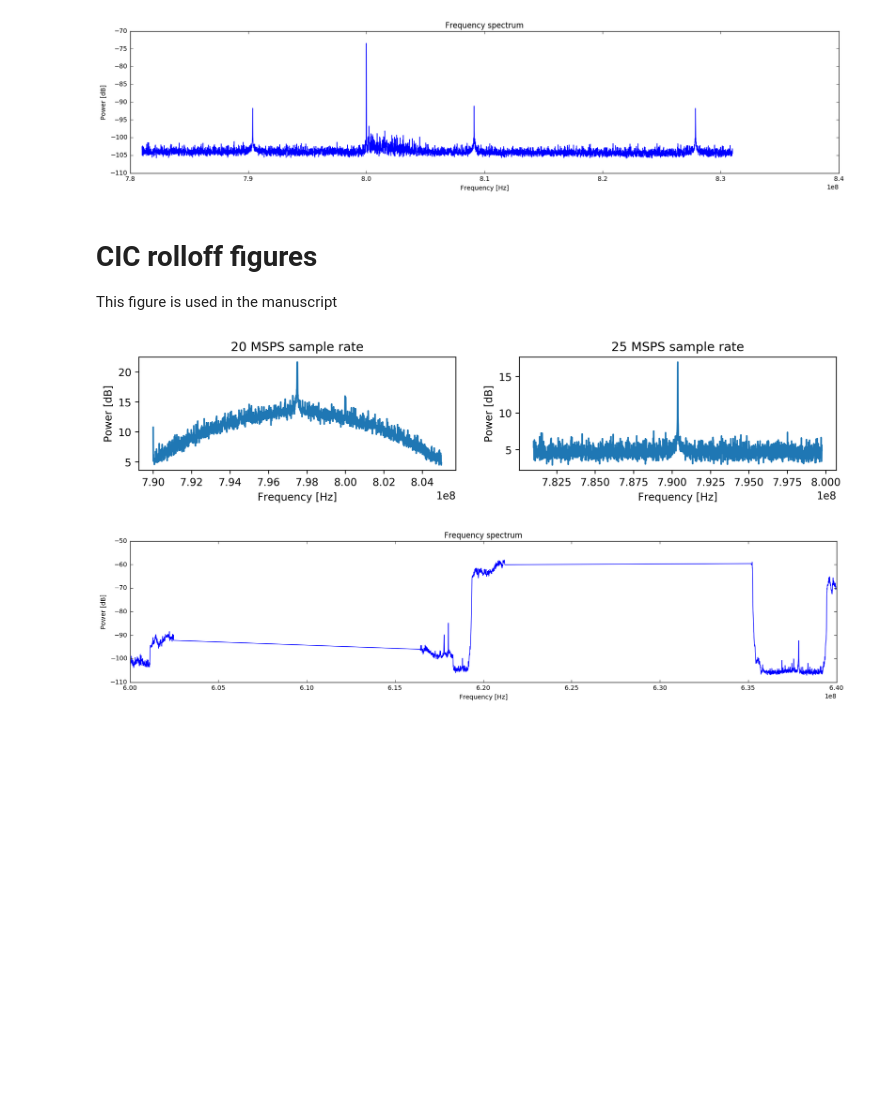
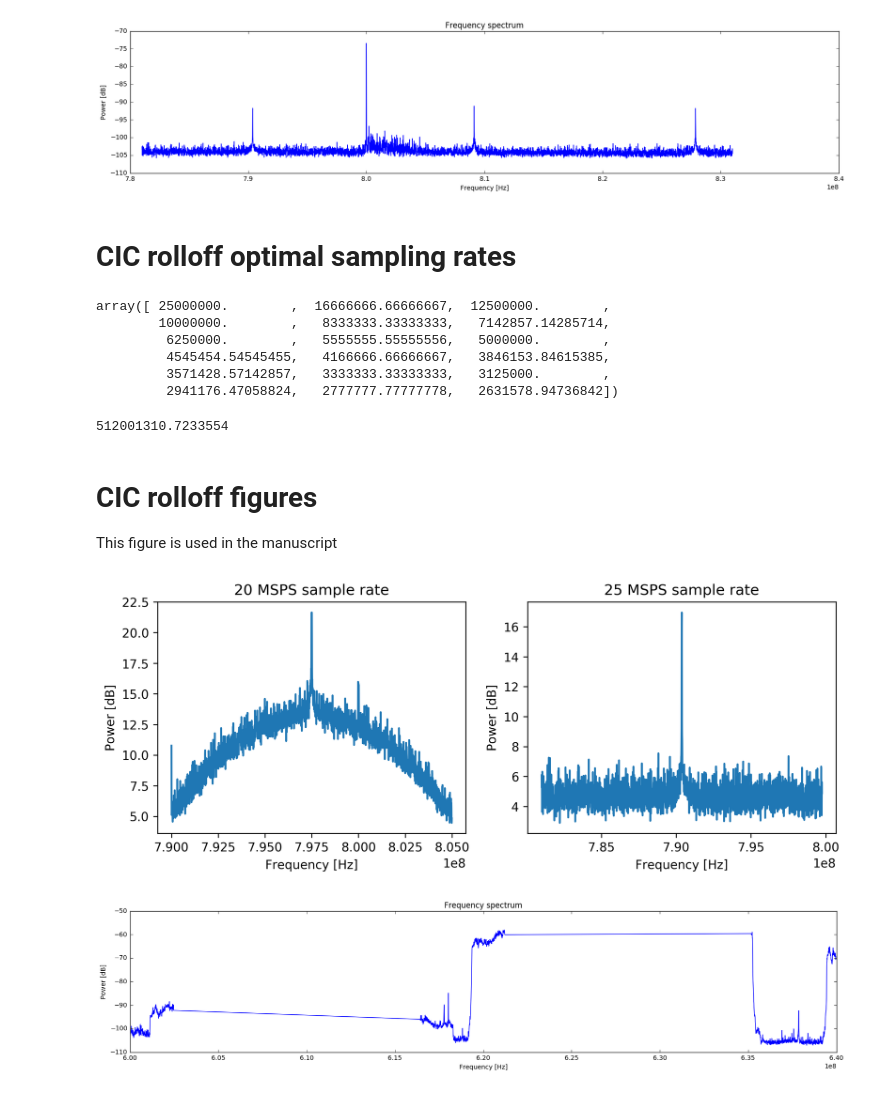
Before and after one commit to jarmokivekas/tuamk-thesis, a Jupyter notebook: spectrum-sense-data-processing.ipynb, the cells around one changed output. Cells and saved outputs as stored; diff of their text form; code cells hidden in the pictures; blank space fills up the shorter version.

Commit message:
write(frequency resolution): init, amend CIC rollof figure

```diff
--- a/spectrum-sense-data-processing.ipynb
+++ b/spectrum-sense-data-processing.ipynb
@@ -134,6 +134,23 @@ plot_specturm(s25[s25.sweep == 0])
 plt.show()
 # %% [output]
 [figure]
+# %% [markdown]
+# CIC rolloff optimal sampling rates
+# %%
+import numpy as np
+
+100e6/(np.arange(2,20)*2)
+# %% [output]
+array([ 25000000.        ,  16666666.66666667,  12500000.        ,
+        10000000.        ,   8333333.33333333,   7142857.14285714,
+         6250000.        ,   5555555.55555556,   5000000.        ,
+         4545454.54545455,   4166666.66666667,   3846153.84615385,
+         3571428.57142857,   3333333.33333333,   3125000.        ,
+         2941176.47058824,   2777777.77777778,   2631578.94736842])
+# %%
+100e6/0.195312
+# %% [output]
+512001310.7233554
 # %% [markdown]
 # CIC rolloff figures
 
@@ -141,35 +158,35 @@ This figure is used in the manuscript
 # %%
 # s25 = load_data('data/2017-01-26 09:53:58.977495-sense.tsv')
 s20 = load_data('data/2017-01-26 09:45:27.976551-sense.tsv')
 s25 = load_data('data/2017-01-26 09:53:58.977495-sense.tsv')
 
 a = s20[s20.center_f == s20.center_f.min()]
 a = a[a.power < 25] # remove errorneus datapoint to better highligh the artefact
 
 
-fig = plt.figure(figsize=(12,2), dpi=300)
+fig = plt.figure(figsize=(10,3.5), dpi=300)
 # fig.suptitle("Sample rate effect on CIC rolloff")
 
 ax = fig.add_subplot(121)
 ax.set_title("20 MSPS sample rate")
 ax.set_ylabel("Power [dB]")
 ax.set_xlabel("Frequency [Hz]")
 ax.plot(a[a.sweep == 0].bin_f,
         a[a.sweep == 0].power)
 
 
 ax = fig.add_subplot(122)
 ax.set_title("25 MSPS sample rate")
 ax.set_ylabel("Power [dB]")
 ax.set_xlabel("Frequency [Hz]")
 
 a = s25[s25.center_f == s25.center_f.min()]
 ax.plot(a[a.sweep == 0].bin_f,
          a[a.sweep == 0].power)
-plt.savefig('doc/img//cic-rollof-by-sample-rate.png')
+plt.savefig('doc/img/cic-rollof-by-sample-rate.png')
 plt.show()
 # %% [output]
-[figure, old version]
+[figure, new version]
 # %%
 ## this data is garbage
 t25 = load_data('data/2017-01-26 11:06:21.121181-sense.tsv')
```
Also changed, not shown: 3 other files.
